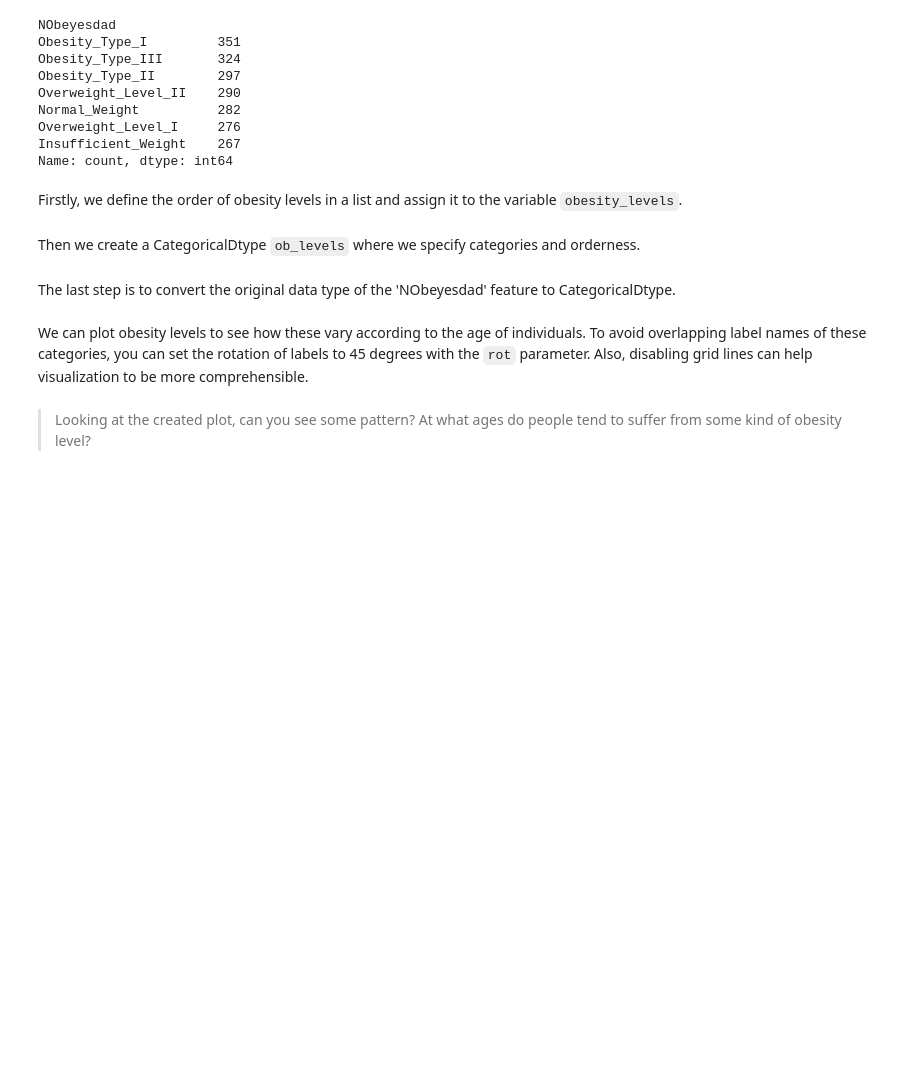
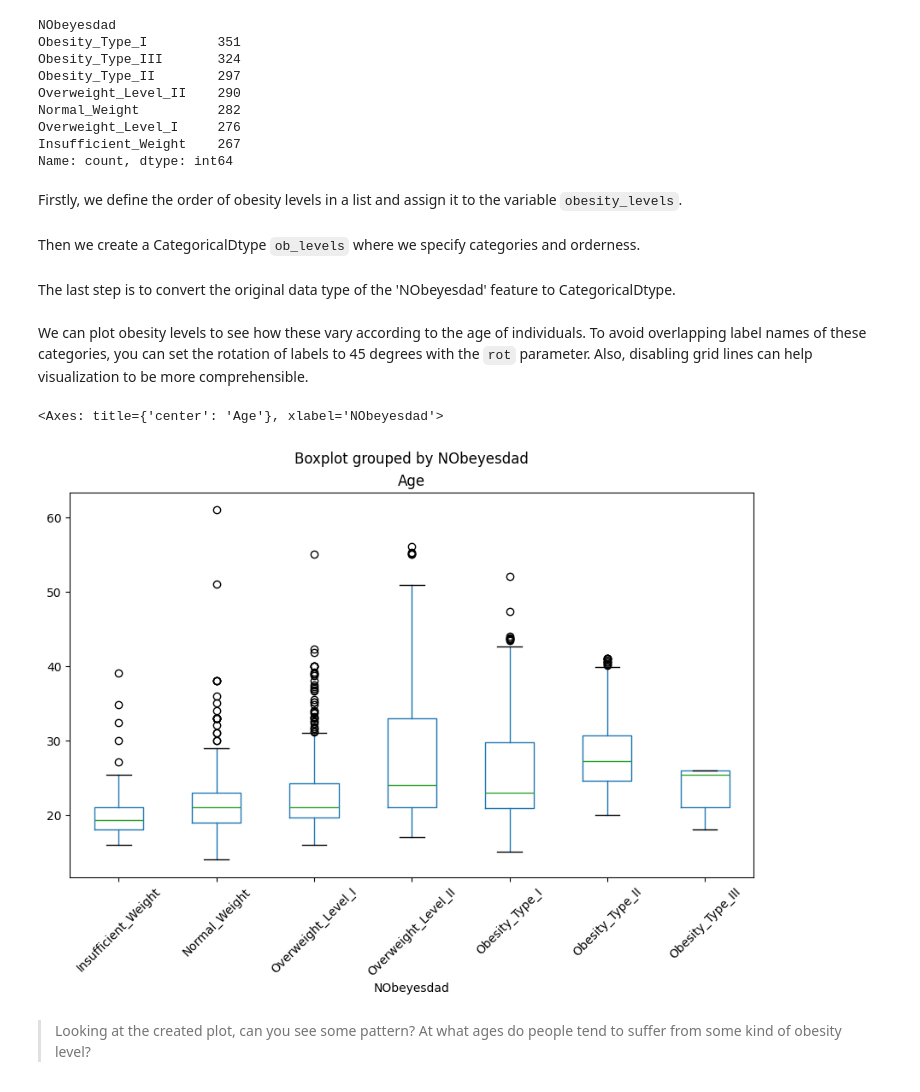
Before and after one commit to Eszettfors/Python_Course, a Jupyter notebook: Exercises/EN/Matplotlib_Seaborn/1_Visualization_with_Pandas.ipynb, the cells around one changed output. Cells and saved outputs as stored; diff of their text form; code cells hidden in the pictures; blank space fills up the shorter version.

```diff
--- a/Exercises/EN/Matplotlib_Seaborn/1_Visualization_with_Pandas.ipynb
+++ b/Exercises/EN/Matplotlib_Seaborn/1_Visualization_with_Pandas.ipynb
@@ -626,8 +643,17 @@ We can plot obesity levels to see how these vary according to the age of individ
 # %%
 # TASK 9 >>> Create a boxplot of the column 'Age' grouped by 'NObeyesdad'
 #        >>> Set the figure size to (10,8)
 #        >>> Set the labels on x-axis to 45 using the rot parameter
 #        >>> Disable the grid lines
+data_ob.boxplot(
+    column='Age',
+    by= 'NObeyesdad',
+    rot = 45,
+    grid = False
+)
+# %% [output]
+<Axes: title={'center': 'Age'}, xlabel='NObeyesdad'>
+[figure, added]
 # %% [markdown]
 > Looking at the created plot, can you see some pattern? At what ages do people tend to suffer from some kind of obesity level?
 # %%
```
Also changed, not shown: parts of 5 cells of this notebook.
